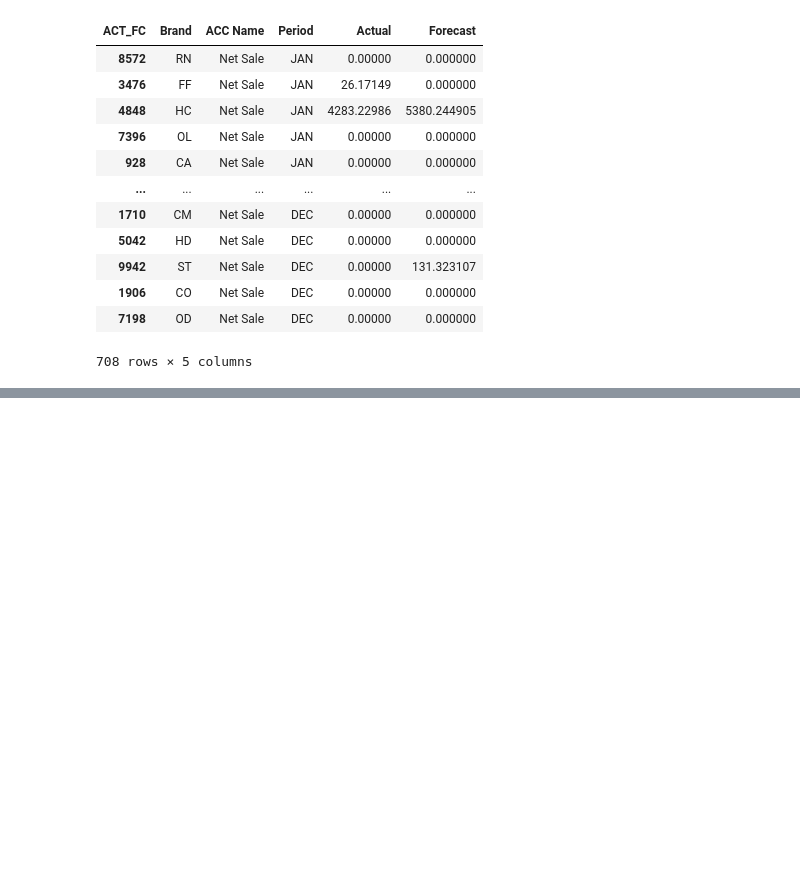
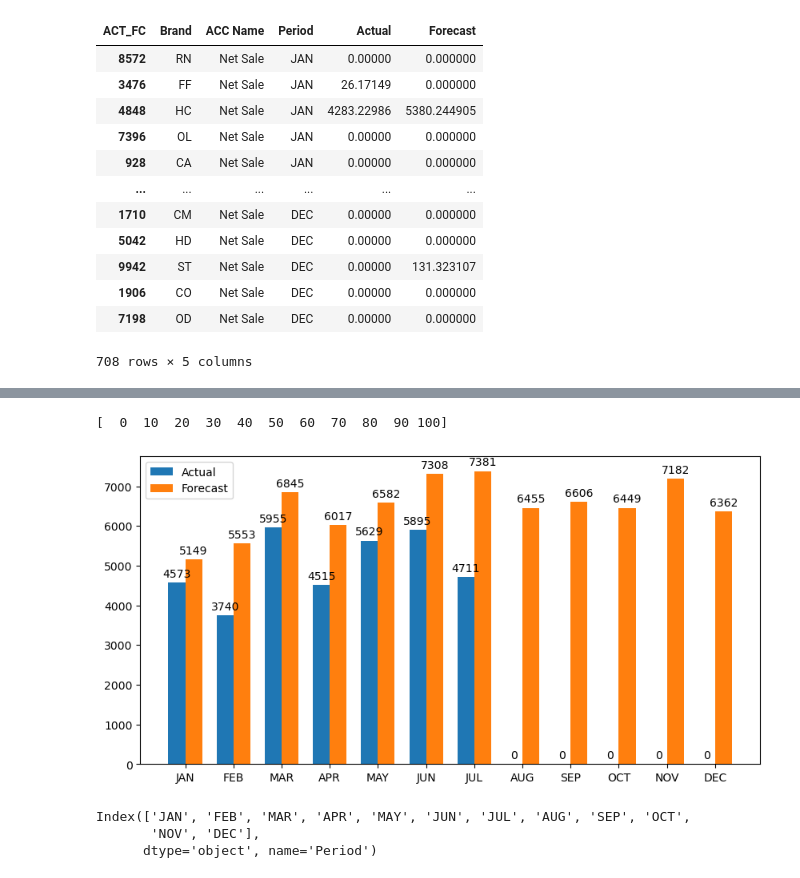
Before and after one commit to Aussachaa/SFG, a Jupyter notebook: jub.ipynb, the cells around one changed output, grey strips where cells are left out. Saved outputs shown, nothing was run; the diff lists cells and outputs as text; code cells hidden in the pictures; blank space fills up the shorter version.

```diff
--- a/jub.ipynb
+++ b/jub.ipynb
@@ -124,0 +138,50 @@ plt.show()
+# %%
+indx = np.arange(len(x_p))              # [ 0  1  2  3  4  5  6  7  8  9 10 11]
+score_label = np.arange(0, 110, 10)     # [  0  10  20  30  40  50  60  70  80  90 100]
+print(score_label)
+bar_width = 0.35
+
+fig, ax = plt.subplots(figsize=(10,5))
+bar_ac = ax.bar(indx-bar_width/2, y_ac, bar_width, label='Actual')
+bar_fc = ax.bar(indx+bar_width/2, y_fc, bar_width, label='Forecast')
+
+# insert x asix label
+ax.set_xticks(indx)
+ax.set_xticklabels(x_p)
+
+#ax.set_yticks(score_label)
+#ax.set_yticklabels(score_label)
+
+ax.legend()
+
+'''for i in indx:
+    ax.annotate('{0:.0f}'.format(bar_ac[i].get_height()),
+                xy=(bar_ac[i].get_x() + bar_ac[i].get_width() / 2, bar_ac[i].get_height()),
+                xytext=(0, 3),
+                textcoords='offset points',
+                ha='center',
+                va='bottom')'''
+
+def insert_data_labels(bars):
+    for bar in bars:
+        bar_height = bar.get_height()
+        ax.annotate('{0:.0f}'.format(bar.get_height()),
+                    xy=(bar.get_x() + bar.get_width() / 2, bar_height),
+                    xytext=(0, 3),
+                    textcoords='offset points',
+                    ha='center',
+                    va='bottom')
+
+insert_data_labels(bar_ac)
+insert_data_labels(bar_fc)
+plt.show()
+# %% [output]
+[  0  10  20  30  40  50  60  70  80  90 100]
+[figure, added]
+# %%
+df5 = df4.set_index('Period')
+df5.index
+# %% [output]
+Index(['JAN', 'FEB', 'MAR', 'APR', 'MAY', 'JUN', 'JUL', 'AUG', 'SEP', 'OCT',
+       'NOV', 'DEC'],
+      dtype='object', name='Period')
```
Also changed, not shown: parts of 2 cells of this notebook, 1 other file.
